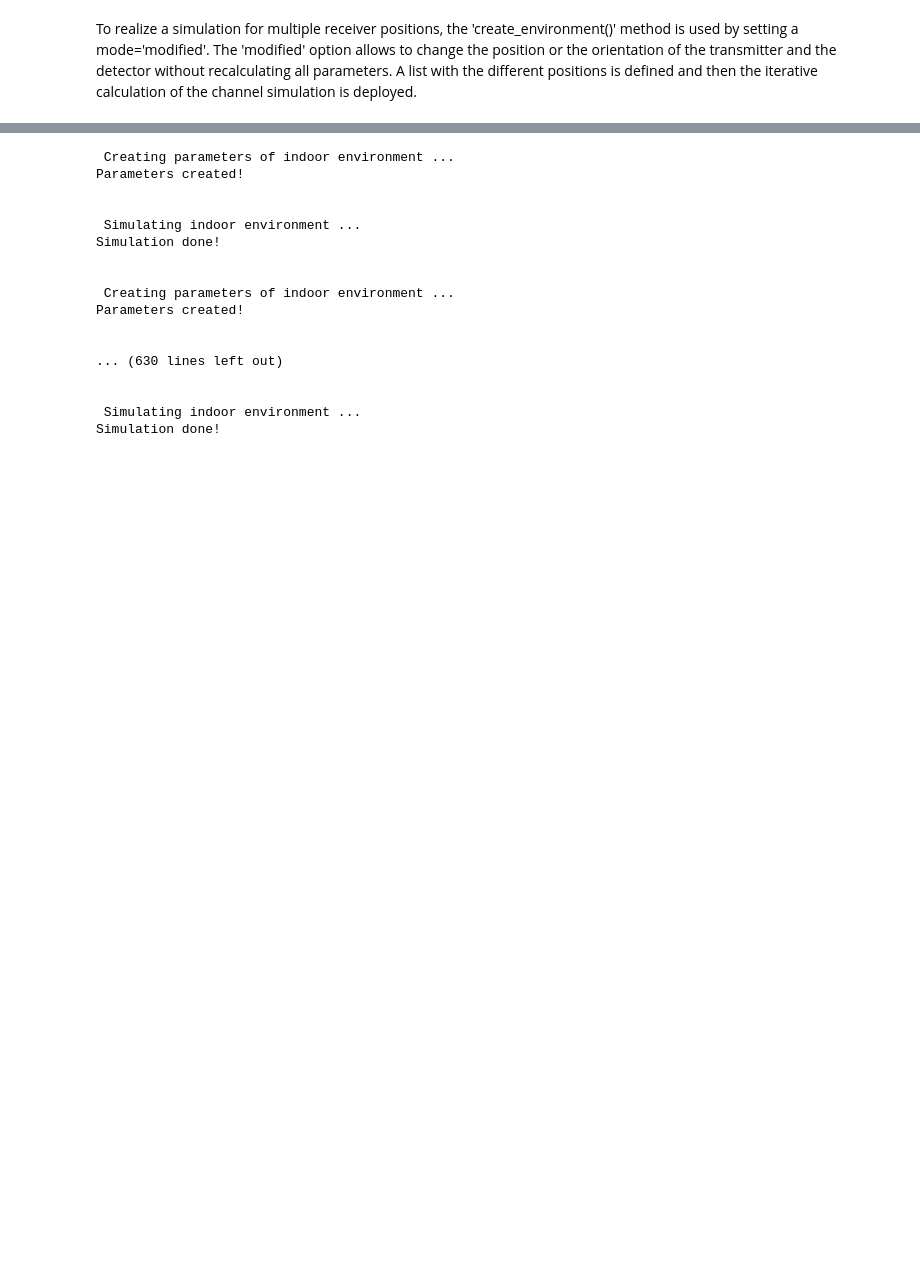
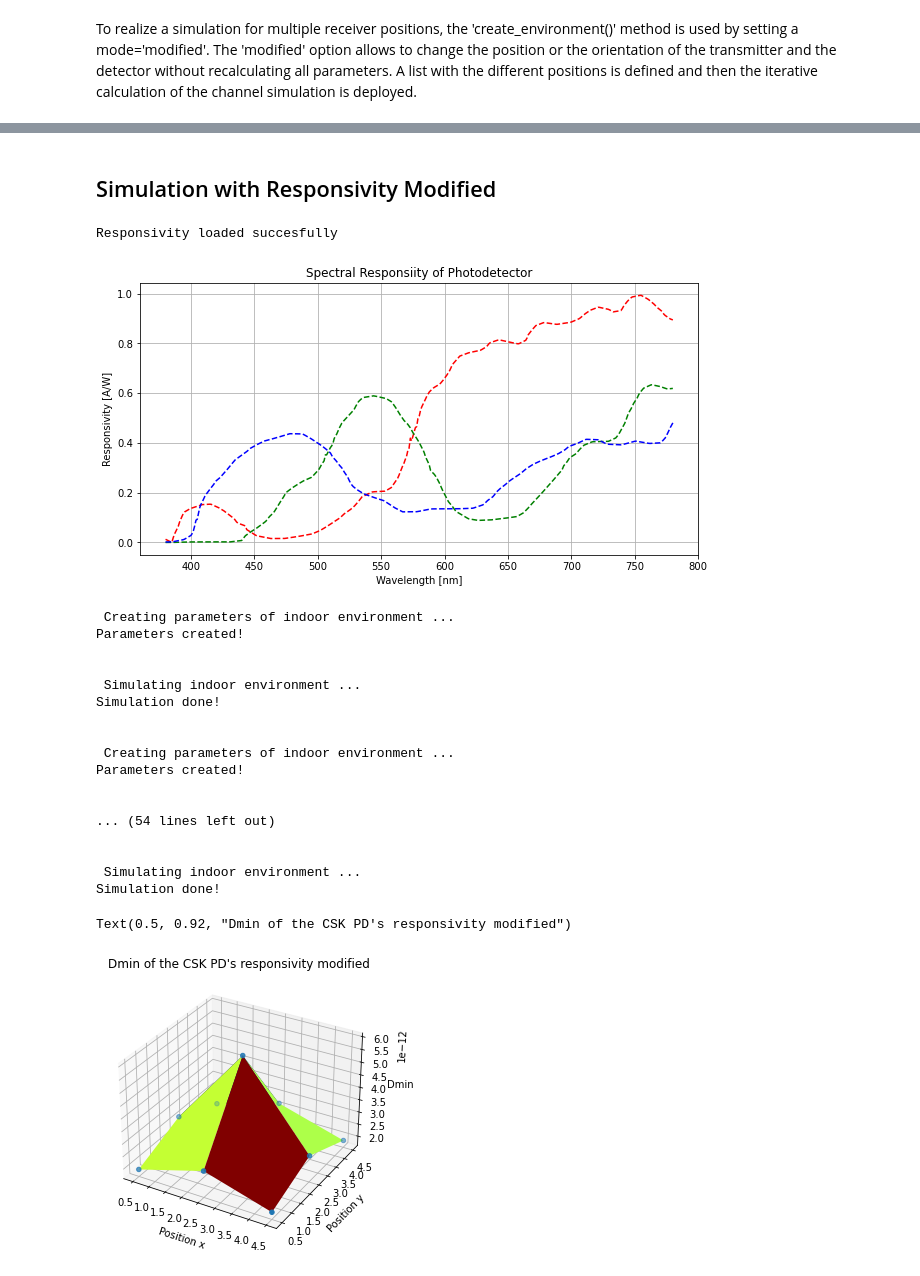
Before and after one commit to jufgutierrezgo/csk-optimization, a Jupyter notebook: source/characterization.ipynb, the cells around one changed output, grey strips where cells are left out. Drawn from its saved outputs; the diff is of its cells as text; code cells hidden in the pictures; blank space fills up the shorter version.

```diff
--- a/source/characterization.ipynb
+++ b/source/characterization.ipynb
@@ -129,49 +226,90 @@ To realize a simulation for multiple receiver positions, the 'create_environment
+# %% [markdown]
+## Simulation with Responsivity Modified
 # %%
+pd.sensor = 'TCS3103-04'
+pd.plot_responsivity()
+
+# Define Channel Model
+channel_model = Recursivemodel(
+    "ChannelModelA",
+    transmitter,
+    pd,
+    room
+    )
+
 # Create x, y, z arrays
-nx = 9
-ny = 9
+nx = 3
+ny = 3
 x = np.linspace(0.5, 4.5, nx)
 y = np.linspace(0.5, 4.5, ny)
 
 # Create a 3D meshgrid
 X, Y = np.meshgrid(x, y)
 Z = 0.85
 
 position_list = []
 dmin_list = []
 xyz_list = []
 
 
 for i in range(nx):
     for j in range(ny):
         # Define a photodetector position
         pd.position =  np.array([X[i,j], Y[i,j], Z])
         # Compute the paramteres of the indoor enviorment
         room.create_environment(transmitter, pd, mode='modified')
         # Simulate indoor channel
         channel_model.simulate_channel()
         # Print results of the simulation
         # print("Position:", pd.position)
         # print(channel_model.min_distance)
         # print(channel_model.illuminance)
         position_list.append(pd.position)
         dmin_list.append(channel_model.min_distance)
         xyz_list.append(channel_model.xyz)
+
+dmin_points = np.array(dmin_list)
+# print(dmin_points.reshape(nx, ny))
+
+position_points = np.array(position_list)
+# print(position_points[:, 0].reshape(nx, ny))
+# print(position_points[:, 1].reshape(nx, ny))
+
+figure = plt.figure()
+axis = figure.gca(projection='3d')
+axis.plot_surface(
+    X=position_points[:, 0].reshape(nx, ny),
+    Y=position_points[:, 1].reshape(nx, ny),
+    Z=dmin_points.reshape(nx, ny),
+    cmap='jet')
+axis.scatter3D(
+    xs=position_points[:, 0],
+    ys=position_points[:, 1],
+    zs=dmin_points
+    )
+axis.set_xlabel('Position x')
+axis.set_ylabel('Position y')
+axis.set_zlabel('Dmin')
+plt.title("Dmin of the CSK PD's responsivity modified")
 # %% [output]
- Creating parameters of indoor environment ...
-Parameters created!
-
-
- Simulating indoor environment ...
-Simulation done!
-
-
- Creating parameters of indoor environment ...
-Parameters created!
-
-
-... (630 lines left out)
-
-
- Simulating indoor environment ...
-Simulation done!
+Responsivity loaded succesfully
+[figure, added]
+ Creating parameters of indoor environment ...
+Parameters created!
+
+
+ Simulating indoor environment ...
+Simulation done!
+
+
+ Creating parameters of indoor environment ...
+Parameters created!
+
+
+... (54 lines left out)
+
+
+ Simulating indoor environment ...
+Simulation done!
+Text(0.5, 0.92, "Dmin of the CSK PD's responsivity modified")
+[figure, added]
```
Also changed, not shown: parts of 19 cells of this notebook.
